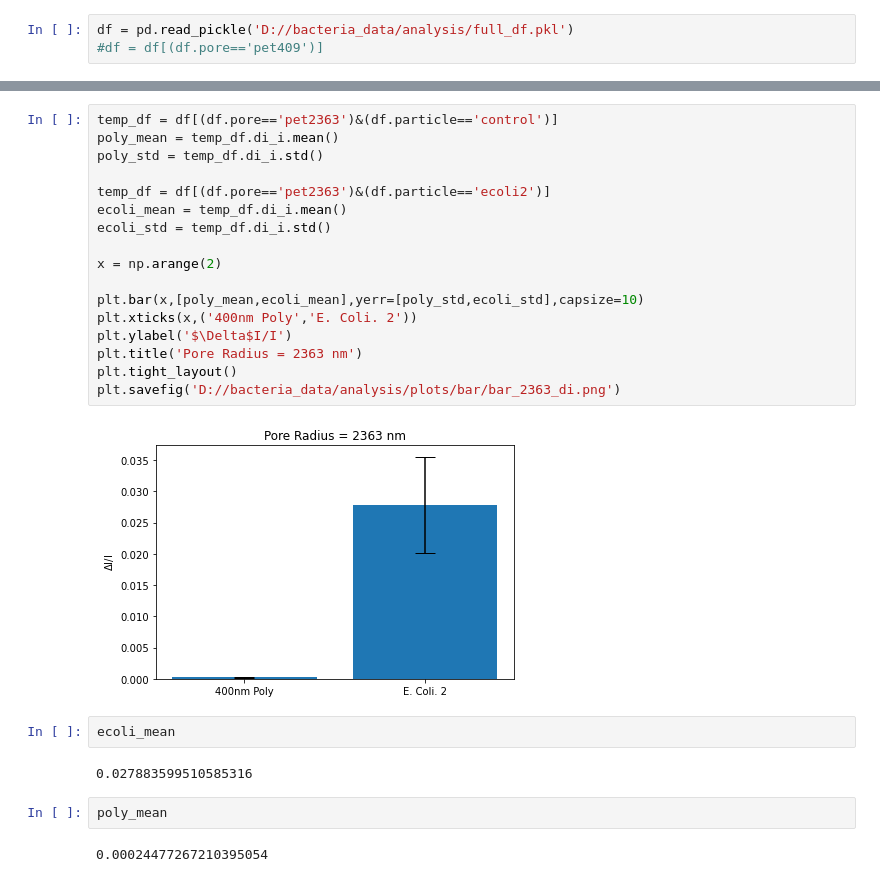
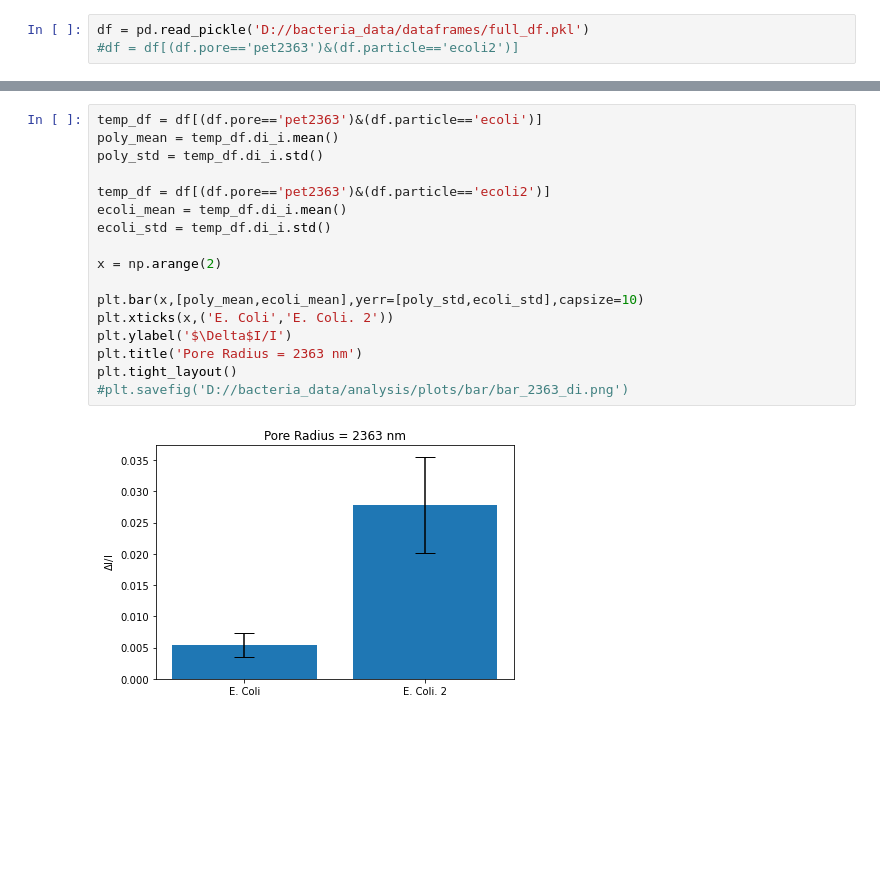
Before and after one commit to codycombs/RPbacteria, a Jupyter notebook: Stats.ipynb, the cells around one changed output, grey strips where cells are left out. Drawn from its saved outputs; the diff is of its cells as text; blank space fills up the shorter version.

```diff
--- a/Stats.ipynb
+++ b/Stats.ipynb
@@ -6,3 +29,3 @@ import seaborn as sns
 # %%
-df = pd.read_pickle('D://bacteria_data/analysis/full_df.pkl')
-#df = df[(df.pore=='pet409')]
+df = pd.read_pickle('D://bacteria_data/dataframes/full_df.pkl')
+#df = df[(df.pore=='pet2363')&(df.particle=='ecoli2')]
@@ -66,27 +110,19 @@ plt.savefig('D://bacteria_data/analysis/plots/bar/bar_2363_dt.png')
 # %%
-temp_df = df[(df.pore=='pet2363')&(df.particle=='control')]
+temp_df = df[(df.pore=='pet2363')&(df.particle=='ecoli')]
 poly_mean = temp_df.di_i.mean()
 poly_std = temp_df.di_i.std()
 
 temp_df = df[(df.pore=='pet2363')&(df.particle=='ecoli2')]
 ecoli_mean = temp_df.di_i.mean()
 ecoli_std = temp_df.di_i.std()
 
 x = np.arange(2)
 
 plt.bar(x,[poly_mean,ecoli_mean],yerr=[poly_std,ecoli_std],capsize=10)
-plt.xticks(x,('400nm Poly','E. Coli. 2'))
+plt.xticks(x,('E. Coli','E. Coli. 2'))
 plt.ylabel('$\Delta$I/I')
 plt.title('Pore Radius = 2363 nm')
 plt.tight_layout()
-plt.savefig('D://bacteria_data/analysis/plots/bar/bar_2363_di.png')
+#plt.savefig('D://bacteria_data/analysis/plots/bar/bar_2363_di.png')
 # %% [output]
-[figure, old version]
+[figure, new version]
-# %%
-ecoli_mean
-# %% [output]
-0.027883599510585316
-# %%
-poly_mean
-# %% [output]
-0.00024477267210395054
```
Also changed, not shown: parts of 10 cells of this notebook, 2 other files.
